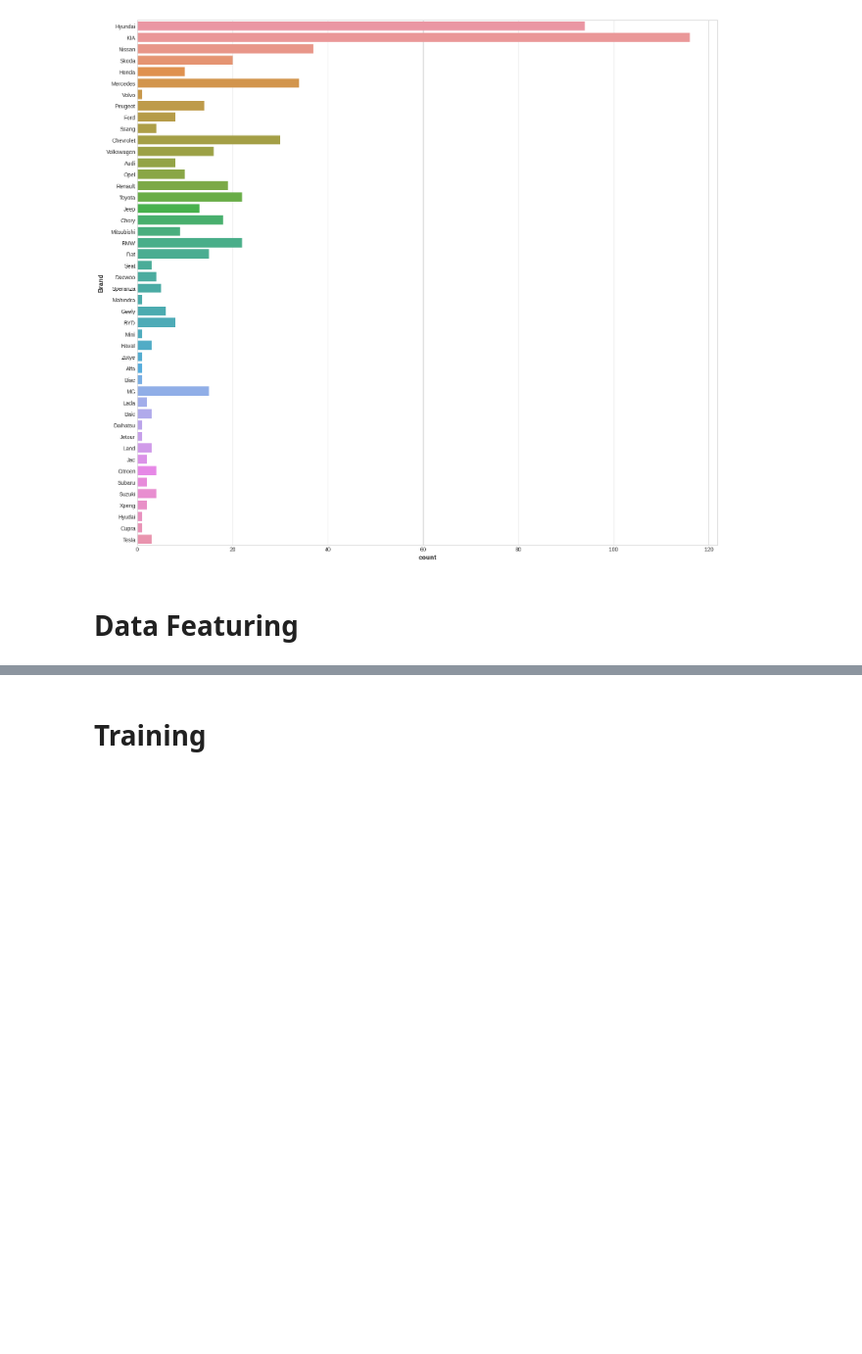
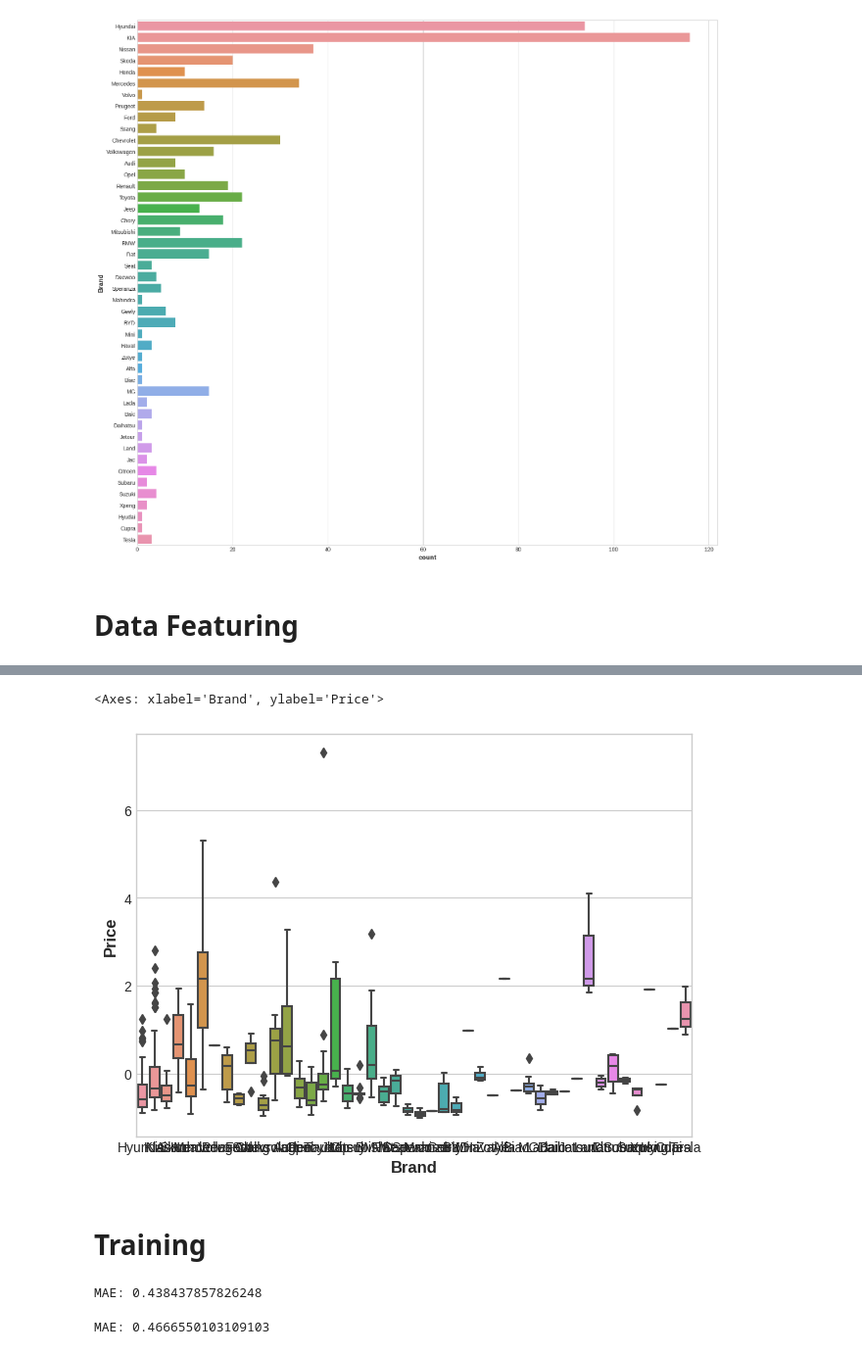
Before and after one commit to WONYOUNG-SONG/Kaggle, a Jupyter notebook: UsedCarPrice/submission.ipynb, the cells around one changed output, grey strips where cells are left out. Shown at 98% size. Drawn from its saved outputs; the diff is of its cells as text; code cells hidden in the pictures; blank space fills up the shorter version.

```diff
--- a/UsedCarPrice/submission.ipynb
+++ b/UsedCarPrice/submission.ipynb
@@ -132,2 +165,7 @@ sns.relplot(
+# %%
+sns.boxplot(x = "Brand", y = "Price", data=ucp_data)
+# %% [output]
+<Axes: xlabel='Brand', ylabel='Price'>
+[figure, added]
 # %% [markdown]
 # **Training**
@@ -133,0 +184,14 @@ sns.relplot(
+# %%
+model = RandomForestRegressor(n_estimators=100, random_state=0)
+model.fit(X_train, y_train)
+predict = model.predict(X_val)
+print('MAE:', mean_absolute_error(y_val, predict))
+# %% [output]
+MAE: 0.438437857826248
+# %%
+model = XGBRegressor(n_estimators=100, random_state = 0)
+model.fit(X_train, y_train)
+predict = model.predict(X_val)
+print('MAE:', mean_absolute_error(y_val, predict))
+# %% [output]
+MAE: 0.4666550103109103
```
Also changed, not shown: parts of 9 cells of this notebook.
